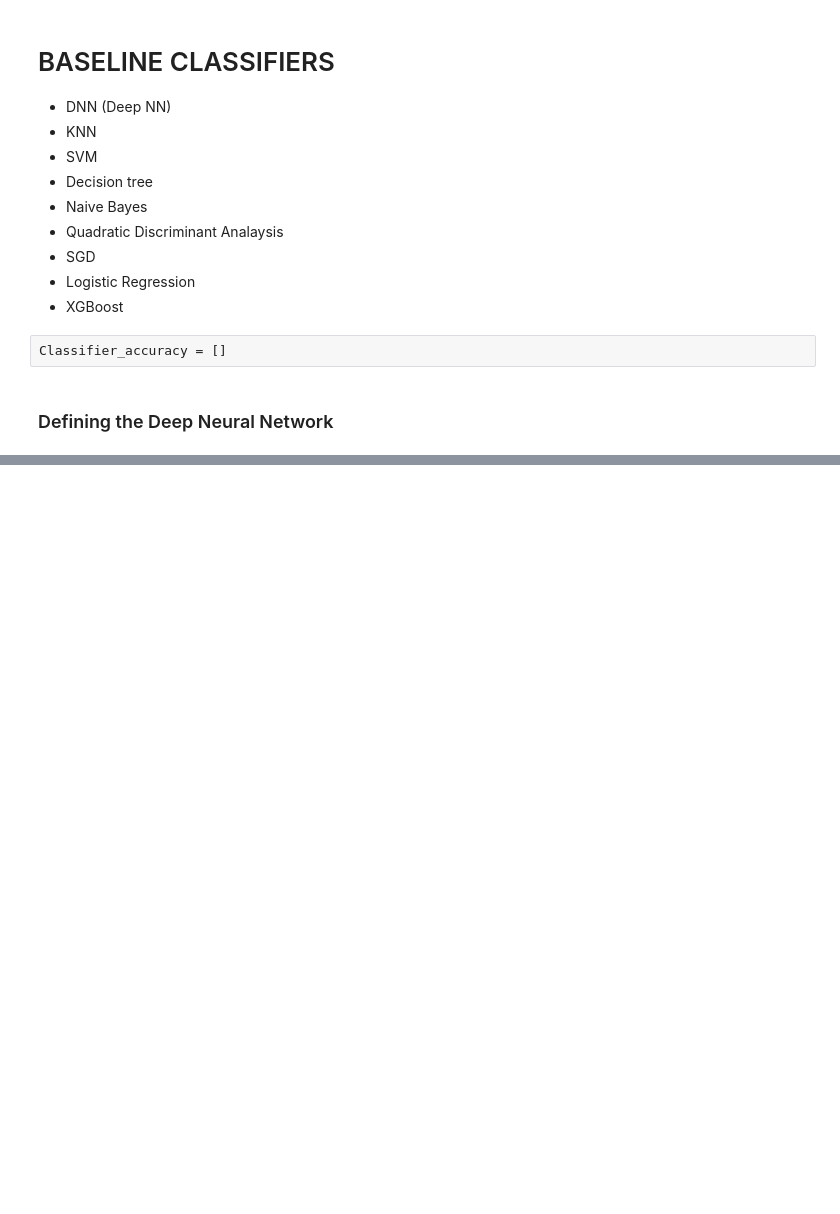
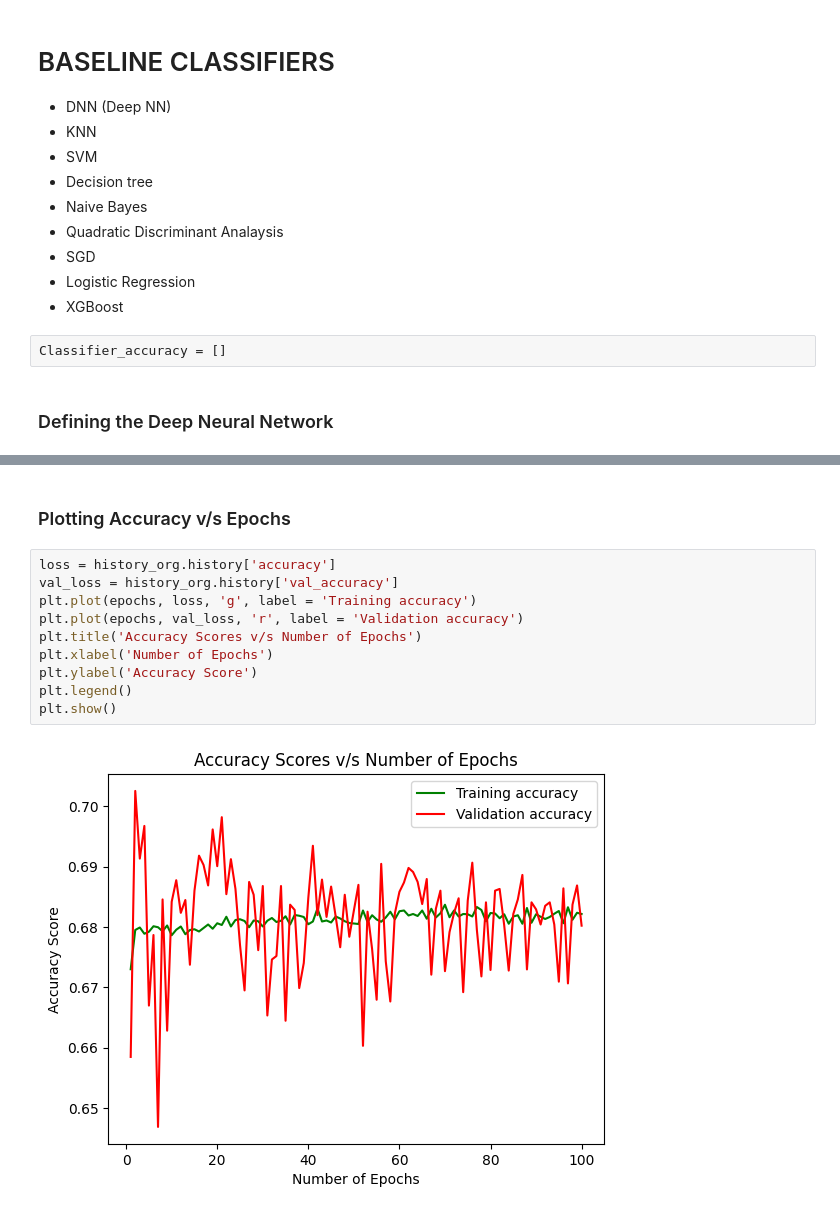
Before and after one commit to 09tani/Detection-and-Mitigation-of-DDOS-attacks-using-Deep-Neural-Network, a Jupyter notebook: ML.ipynb, the cells around one changed output, grey strips where cells are left out. Drawn from its saved outputs; the diff is of its cells as text; blank space fills up the shorter version.

```diff
--- a/ML.ipynb
+++ b/ML.ipynb
@@ -85,0 +196,14 @@ print(model)
+# %% [markdown]
+### Plotting Accuracy v/s Epochs
+# %%
+loss = history_org.history['accuracy']
+val_loss = history_org.history['val_accuracy']
+plt.plot(epochs, loss, 'g', label = 'Training accuracy')
+plt.plot(epochs, val_loss, 'r', label = 'Validation accuracy')
+plt.title('Accuracy Scores v/s Number of Epochs')
+plt.xlabel('Number of Epochs')
+plt.ylabel('Accuracy Score')
+plt.legend()
+plt.show()
+# %% [output]
+[figure, added]
```
Also changed, not shown: parts of 37 cells of this notebook, 1 other file.
